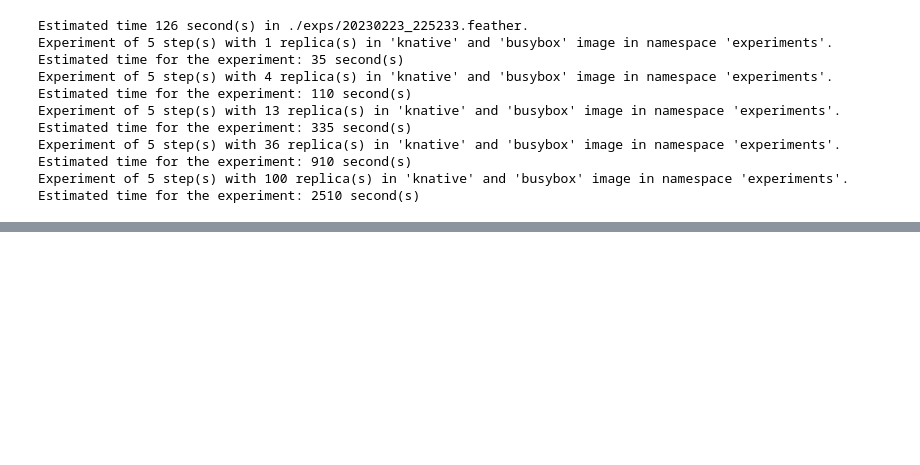
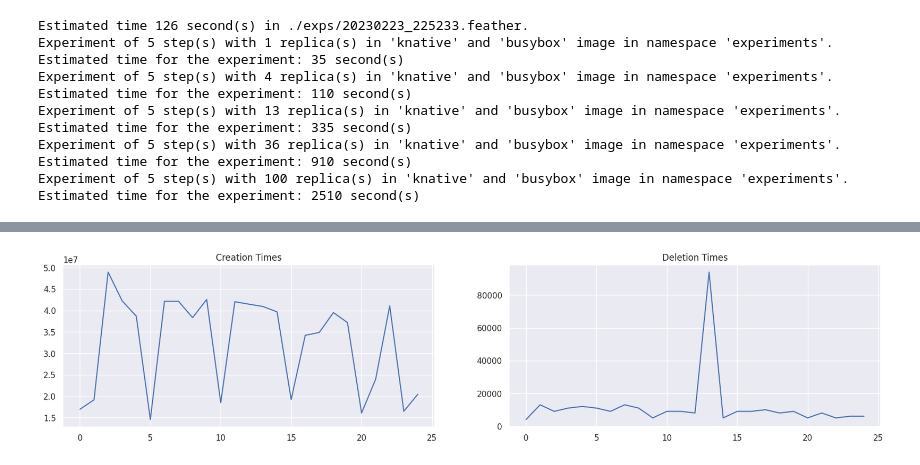
Before and after one commit to ubombar/kubernetes-federation-experiments, a Jupyter notebook: experiments.ipynb, the cells around one changed output, grey strips where cells are left out. Saved outputs shown, nothing was run; the diff lists cells and outputs as text; code cells hidden in the pictures; blank space fills up the shorter version.

Commit message:
Add processed graph

```diff
--- a/experiments.ipynb
+++ b/experiments.ipynb
@@ -54,7 +56,13 @@ Experiment of 5 step(s) with 13 replica(s) in 'knative' and 'busybox' image in n
 Experiment of 5 step(s) with 36 replica(s) in 'knative' and 'busybox' image in namespace 'experiments'. Estimated time for the experiment: 910 second(s)
 Experiment of 5 step(s) with 100 replica(s) in 'knative' and 'busybox' image in namespace 'experiments'. Estimated time for the experiment: 2510 second(s)
 # %%
-data_df = pd.read_feather("exps/20230223_225233.feather")
-data_df["creation_timedelta"] = data_df["experiment_deployment_creation_finished_date"] - data_df["experiment_deployment_creation_started_date"]
-data_df["deletion_timedelta"] = data_df["experiment_deployment_deletion_finished_date"] - data_df["experiment_deployment_deletion_started_date"]
-data_df
+KNATIVE_EXPERIMENT_NAME = "exps/20230223_225233.feather"
+
+def process_experiment(filename):
+    data_df = pd.read_feather(filename)
+    data_df["creation_timedelta"] = data_df["experiment_deployment_creation_finished_date"] - data_df["experiment_deployment_creation_started_date"]
+    data_df["deletion_timedelta"] = data_df["experiment_deployment_deletion_finished_date"] - data_df["experiment_deployment_deletion_started_date"]
+    data_df.to_feather(filename)
+    return data_df
+
+knative_minikube_df = process_experiment(KNATIVE_EXPERIMENT_NAME)
@@ -78,0 +69,10 @@ data_df
+# %%
+# BETTER PROCESS THIS DATA
+plt.figure(figsize=(20, 4))
+plt.subplot(1, 2, 1)
+plt.plot(knative_minikube_df["creation_timedelta"]); plt.title("Creation Times")
+plt.subplot(1, 2, 2)
+plt.plot(knative_minikube_df["deletion_timedelta"]); plt.title("Deletion Times")
+plt.show()
+# %% [output]
+[figure, added]
```
Also changed, not shown: parts of 2 cells of this notebook.
